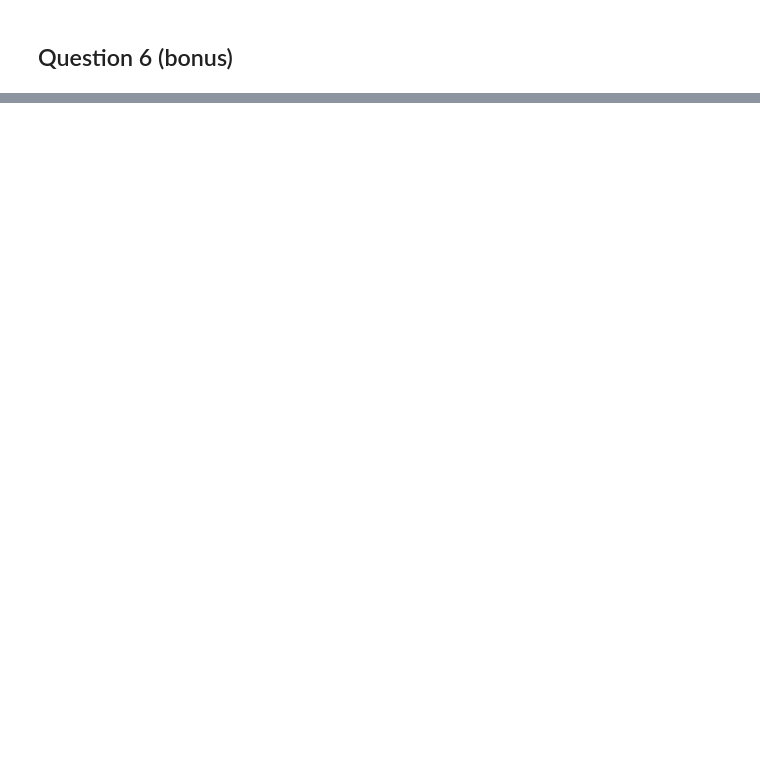
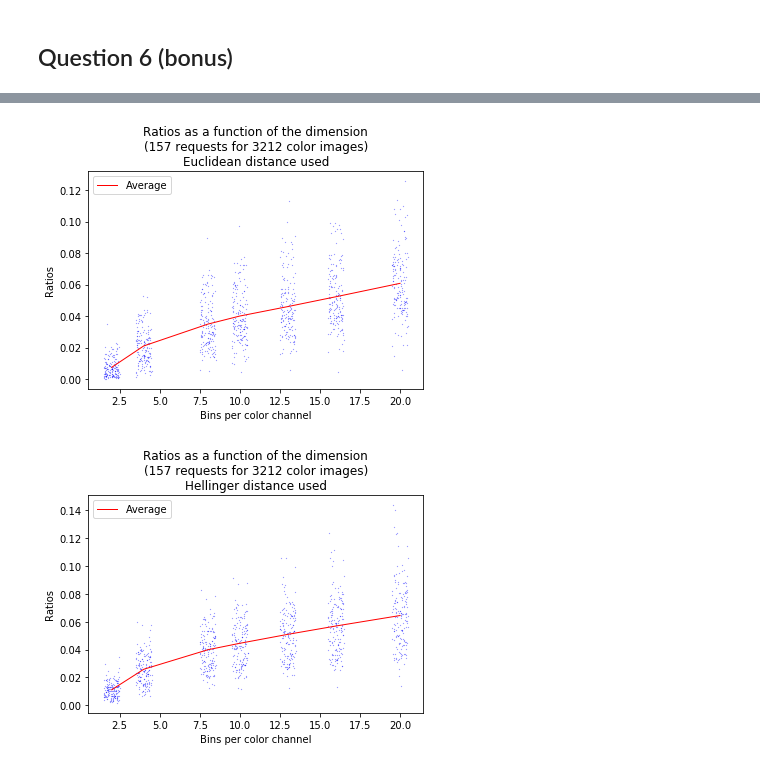
Before and after one commit to johnlepoulpe/fluffy-octo-potato, a Jupyter notebook: DM.ipynb, the cells around one changed output, grey strips where cells are left out. Cells and saved outputs as stored; diff of their text form; code cells hidden in the pictures; blank space fills up the shorter version.

```diff
--- a/DM.ipynb
+++ b/DM.ipynb
@@ -379,0 +379,38 @@ plot_moving_point_ranks(results, N, M, 10, 10)
+# %%
+images = []
+
+for image in os.listdir(path):
+    images.append(image)
+
+def get_dim_steps(color):
+
+    """Renvoie les bonnes valeurs des dimensions à tester selon que les images soient en couleur ou pas."""
+
+    if color:
+        dim_steps = [2, 4, 8, 10, 13, 16, 20] # valeurs de la question 8
+    else:
+        dim_steps = [5, 10, 50, 100, 150, 200, 256] # valeurs de la question 7
+    return dim_steps
+
+def hellinger(p, q):
+
+    """Calcule la distance de Hellinger entre deux vecteurs."""
+
+    _SQRT2 = np.sqrt(2) # sqrt(2) with default precision np.float64
+    return np.sqrt(np.sum((np.sqrt(p) - np.sqrt(q)) ** 2)) / _SQRT2
+
+def hellinger_mat(A, B):
+
+    """Calcule toutes les distances de chaque vecteur de A à chaque vecteur de B."""
+
+    A_x, A_y = A.shape
+    B_x, B_y = B.shape
+
+    C = np.empty([A_x, B_x])
+
+    # A et B doivent avoir le même nombre de colonnes
+    for i in range(0, A_x):
+        for j in range(0, B_x):
+            C[i, j] = hellinger(A[i], B[j])
+
+    return C
@@ -379,0 +570,6 @@ plot_moving_point_ranks(results, N, M, 10, 10)
+# %%
+plot_im_ratios(im_res_C, True, True)
+plot_im_ratios(im_res_C_H, True, True, True)
+# %% [output]
+[figure, added]
+[figure, added]
```
Also changed, not shown: parts of 53 cells of this notebook.
